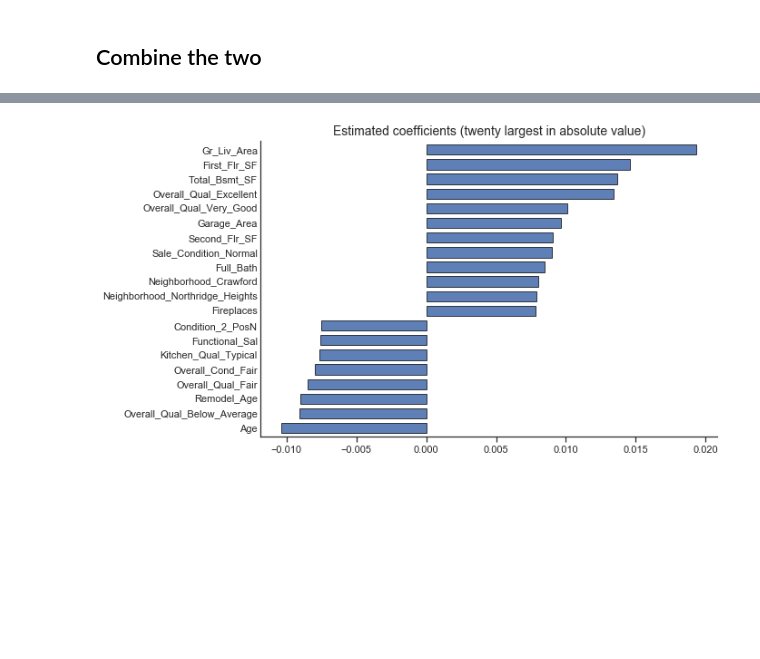
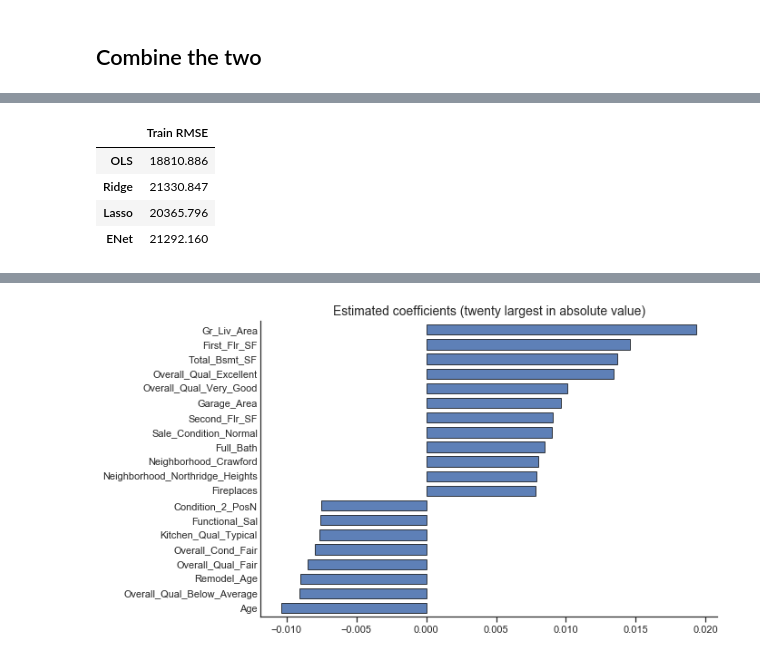
Before and after one commit to marius-mather/lessons-mlpy, a Jupyter notebook: _episodes_python/11-RidgeLassoElasticNet.ipynb, the cells around one changed output, grey strips where cells are left out. Drawn from its saved outputs; the diff is of its cells as text; code cells hidden in the pictures; blank space fills up the shorter version.

```diff
--- a/_episodes_python/11-RidgeLassoElasticNet.ipynb
+++ b/_episodes_python/11-RidgeLassoElasticNet.ipynb
@@ -91,14 +112,2 @@ alphas.index(best_alpha_lasso)
 # %% [markdown]
 ## Combine the two
-# %%
-parametersGrid = {"alpha": alphas,
-                "l1_ratio": np.arange(0.0, 1.0, 0.1)}
-
-enet = Pipeline([
-    ('scaler', StandardScaler()),
-    ('estimator', GridSearchCV(ElasticNet(), parametersGrid, scoring='r2', cv=10)),
-])
-
-enet.fit(ames_train_X, ames_train_y)
-#best_alpha_lasso = lasso.named_steps.estimator.alpha_
-#print(best_alpha_lasso)
@@ -111 +114,19 @@ Pipeline(memory=None,
+# %%
+# For l1_ratio = 0 the penalty is an L2 penalty. For l1_ratio = 1 it is an L1 penalty
+# a * L1 + b * L2
+# alpha = a + b and l1_ratio = a / (a + b)
+
+parametersGrid = {"alpha": alphas,
+                "l1_ratio": np.arange(0.01, 1.0, 0.1)}
+
+ames_enet = Pipeline([
+    ('scaler', StandardScaler()),
+    ('estimator', GridSearchCV(ElasticNet(), parametersGrid, scoring='r2', cv=10)),
+])
+
+## Toggle comment below to build model
+ames_enet.fit(ames_train_X, ames_train_y)
+pickle.dump(ames_enet, open('models/ames_enet.pickle', 'wb'))
+#with open('models/ames_enet.pickle', 'rb') as f:
+#    ames_enet = pickle.load(f)
 # %%
@@ -123,0 +156,19 @@ GridSearchCV(cv=10, error_score='raise-deprecating',
+# %%
+# What was the RMSE on the training data?
+columns=['Train RMSE']
+rows=['OLS','Ridge', 'Lasso', "ENet"]
+results=pd.DataFrame(0.0, columns=columns, index=rows)
+
+methods=[ames_ols_all, ames_ridge, ames_lasso, ames_enet]
+
+for i, method in enumerate(methods):
+    y_pred=method.predict(ames_train_X)
+    results.iloc[i,0] = np.sqrt(mean_squared_error(10**ames_train_y, 10**y_pred))
+
+results.round(3)
+# %% [output]
+|  | Train RMSE |
+| OLS | 18810.886 |
+| Ridge | 21330.847 |
+| Lasso | 20365.796 |
+| ENet | 21292.160 |
```
Also changed, not shown: parts of 16 cells of this notebook, 4 other files.
